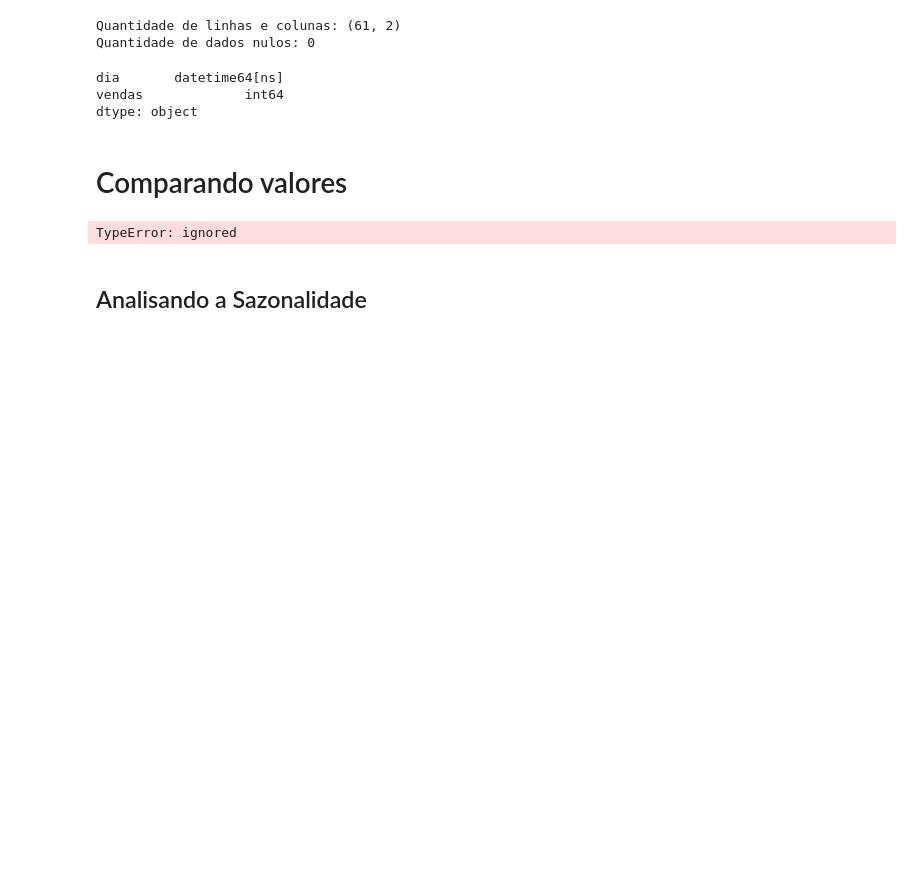
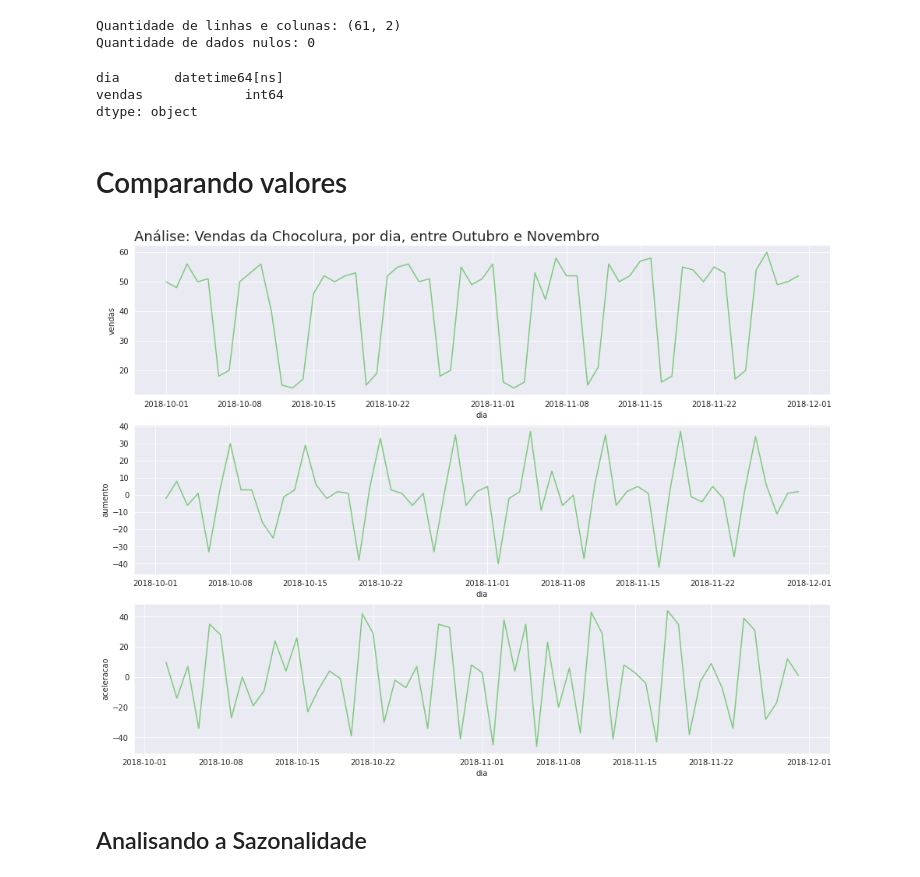
Before and after one commit to strawndri/time-series, a Jupyter notebook: time_series.ipynb, the cells around one changed output. Cells and saved outputs as stored; diff of their text form; code cells hidden in the pictures; blank space fills up the shorter version.

```diff
--- a/time_series.ipynb
+++ b/time_series.ipynb
@@ -301,9 +304,9 @@ chocolura_dias['aumento'] = chocolura_dias['vendas'].diff()
 chocolura_dias['aceleracao'] = chocolura_dias['aumento'].diff()
 # %%
 compararPlots('Análise: Vendas da Chocolura, por dia, entre Outubro e Novembro',
-              'dia', 'vendas', 'aumento', 'aceleracao', chocolura_dias)
+              'dia', 'vendas', 'aumento', 'aceleracao', dataset=chocolura_dias)
 # %% [output]
-TypeError: ignored
+[figure, added]
 # %% [markdown]
 ## Analisando a Sazonalidade
 # %%
```
Also changed, not shown: parts of 16 cells of this notebook.
